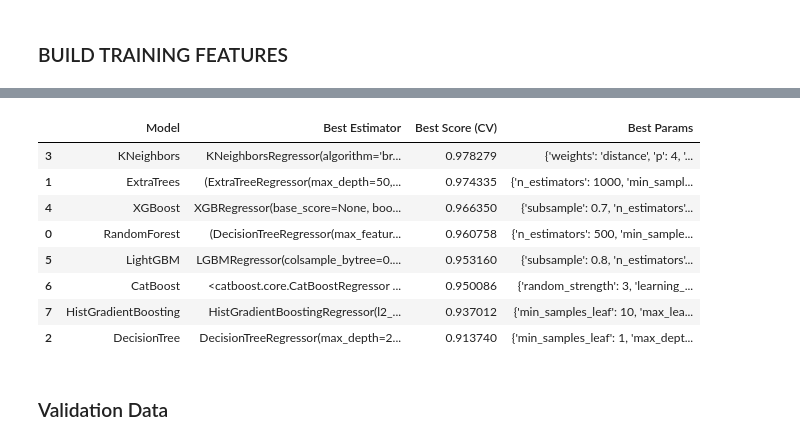
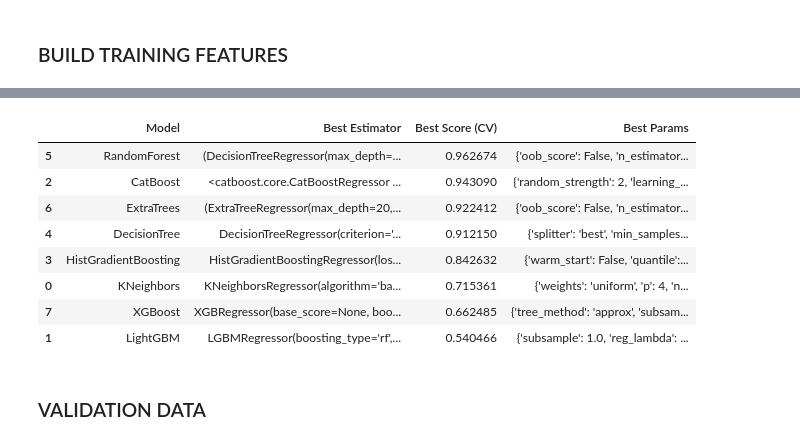
Before and after one commit to MegaKruk/uhi-ai-challenge-2025, a Jupyter notebook: UHI_Model.ipynb, the cells around one changed output, grey strips where cells are left out. Drawn from its saved outputs; the diff is of its cells as text; code cells hidden in the pictures.

```diff
--- a/UHI_Model.ipynb
+++ b/UHI_Model.ipynb
@@ -154,0 +175,26 @@ manhattan x y:
+# %%
+import geopandas as gpd
+from shapely.geometry import box
+
+# 1. Extract the total bounds of gdf_train
+minx_train, miny_train, maxx_train, maxy_train = gdf_train.total_bounds
+
+# 2. Define a buffer in the same units as your CRS (here, meters)
+buffer = 1000  # adjust this value if you need a slightly larger or smaller margin
+
+# 3. Create an expanded bounding box
+expanded_bbox = box(minx_train - buffer,
+                    miny_train - buffer,
+                    maxx_train + buffer,
+                    maxy_train + buffer)
+
+# Optional: If you want to see the coordinates of the expanded bounding box:
+print("Expanded Bounding Box:", expanded_bbox.bounds)
+
+# 4. Create a sub-dataframe from gdf_buildings 1GB that only contains features intersecting the expanded bbox
+gdf_buildings = gdf_buildings[gdf_buildings.geometry.intersects(expanded_bbox)]
+gdf_buildings['centroid'] = gdf_buildings.geometry.centroid
+
+# Optional: Check the total bounds of the new subset
+print("Subset Total Bounds:", gdf_buildings.total_bounds)
+print("Train Total Bounds:", gdf_train.total_bounds)
@@ -328,0 +476,8 @@ gdf_train.describe()
+# %%
+# E.g. cap y above 99th percentile
+cap_quantile= 0.99
+cap_val= gdf_train["UHI Index"].quantile(cap_quantile)
+mask_out= (gdf_train["UHI Index"]> cap_val)
+if mask_out.sum()>0:
+    print(f"Capping {mask_out.sum()} outliers above Q={cap_quantile} at {cap_val:.3f}")
+    gdf_train.loc[mask_out, "UHI Index"]= cap_val
@@ -436,7 +690,7 @@ models_and_params = {
     ),
 }
 # %%
-N_ITER = 20
+N_ITER = 2
 results = []
 
 for model_name, (model, param_grid) in models_and_params.items():
@@ -514,16 +740,16 @@ You can set `force_col_wise=true` to remove the overhead.
 # %%
-results_df.to_csv('results_df.csv', index=False)
+results_df.to_csv('results_df.csv', index=False, sep='|')
 results_df
 # %% [output]
 |  | Model | Best Estimator | Best Score (CV) | Best Params |
-| 3 | KNeighbors | KNeighborsRegressor(algorithm='br... | 0.978279 | {'weights': 'distance', 'p': 4, '... |
-| 1 | ExtraTrees | (ExtraTreeRegressor(max_depth=50,... | 0.974335 | {'n_estimators': 1000, 'min_sampl... |
-| 4 | XGBoost | XGBRegressor(base_score=None, boo... | 0.966350 | {'subsample': 0.7, 'n_estimators'... |
-| 0 | RandomForest | (DecisionTreeRegressor(max_featur... | 0.960758 | {'n_estimators': 500, 'min_sample... |
-| 5 | LightGBM | LGBMRegressor(colsample_bytree=0.... | 0.953160 | {'subsample': 0.8, 'n_estimators'... |
-| 6 | CatBoost | <catboost.core.CatBoostRegressor ... | 0.950086 | {'random_strength': 3, 'learning_... |
-| 7 | HistGradientBoosting | HistGradientBoostingRegressor(l2_... | 0.937012 | {'min_samples_leaf': 10, 'max_lea... |
-| 2 | DecisionTree | DecisionTreeRegressor(max_depth=2... | 0.913740 | {'min_samples_leaf': 1, 'max_dept... |
+| 5 | RandomForest | (DecisionTreeRegressor(max_depth=... | 0.962674 | {'oob_score': False, 'n_estimator... |
+| 2 | CatBoost | <catboost.core.CatBoostRegressor ... | 0.943090 | {'random_strength': 2, 'learning_... |
+| 6 | ExtraTrees | (ExtraTreeRegressor(max_depth=20,... | 0.922412 | {'oob_score': False, 'n_estimator... |
+| 4 | DecisionTree | DecisionTreeRegressor(criterion='... | 0.912150 | {'splitter': 'best', 'min_samples... |
+| 3 | HistGradientBoosting | HistGradientBoostingRegressor(los... | 0.842632 | {'warm_start': False, 'quantile':... |
+| 0 | KNeighbors | KNeighborsRegressor(algorithm='ba... | 0.715361 | {'weights': 'uniform', 'p': 4, 'n... |
+| 7 | XGBoost | XGBRegressor(base_score=None, boo... | 0.662485 | {'tree_method': 'approx', 'subsam... |
+| 1 | LightGBM | LGBMRegressor(boosting_type='rf',... | 0.540466 | {'subsample': 1.0, 'reg_lambda': ... |
 # %% [markdown]
-### Validation Data
+### VALIDATION DATA
 # %%
```
Also changed, not shown: parts of 47 cells of this notebook, 5 other files.
